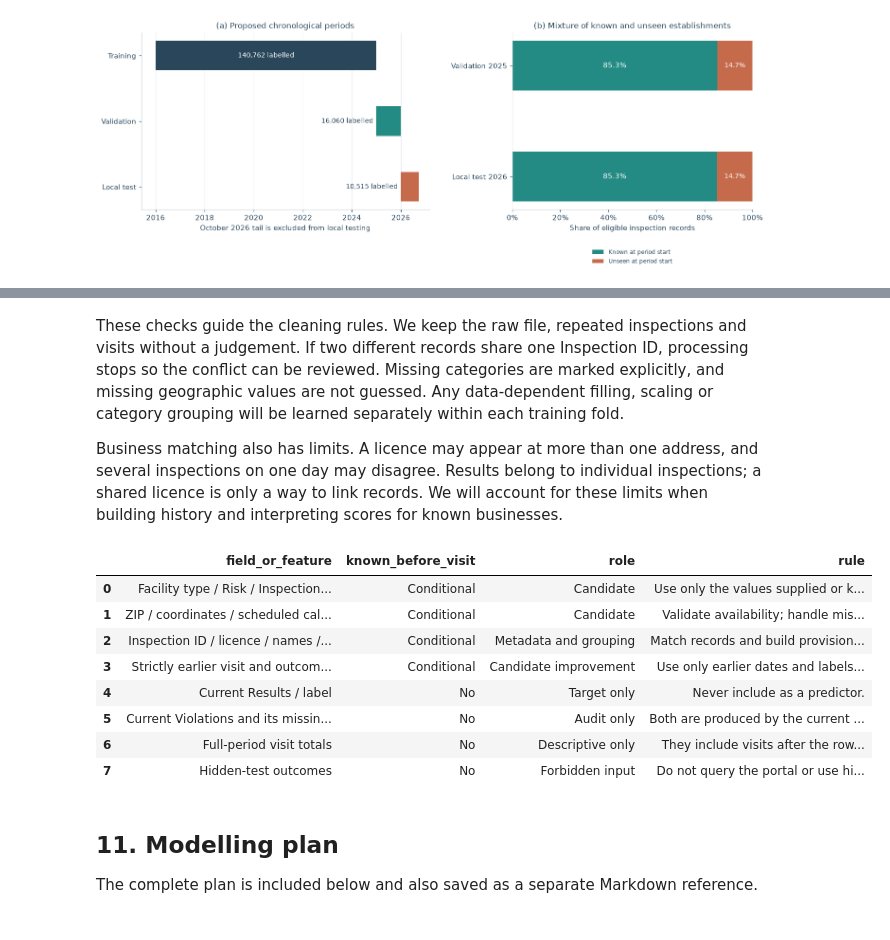
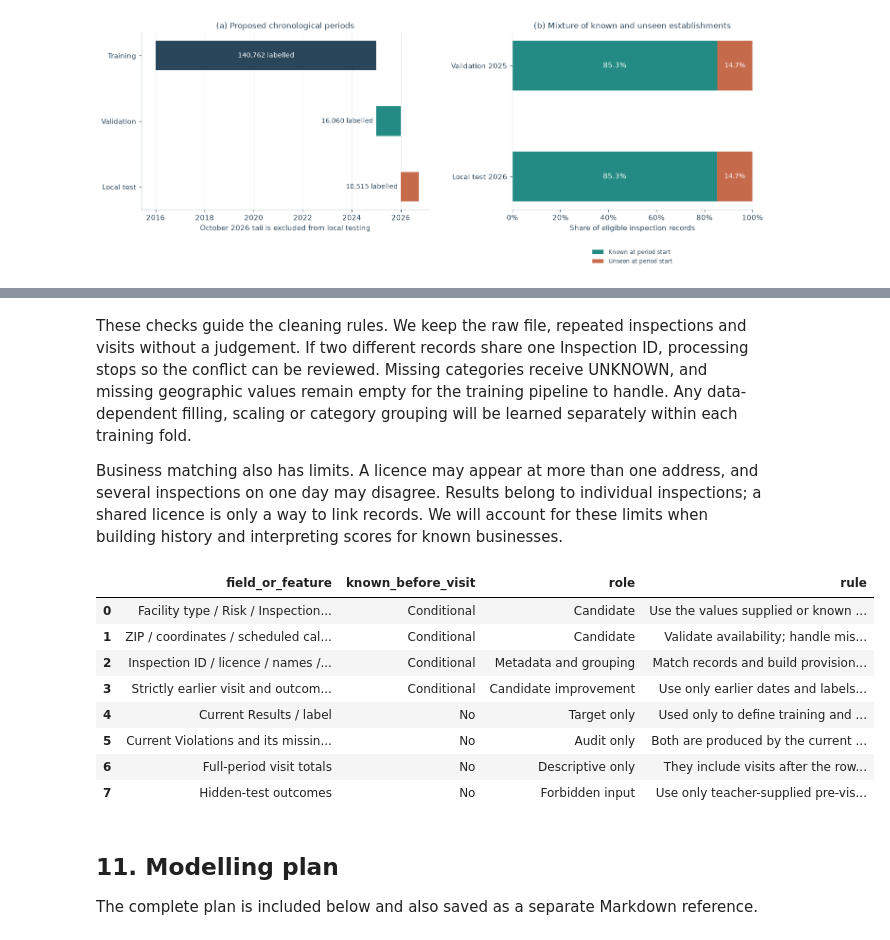
Before and after one commit to Zl-Hhhhhh/DSAA1001-project, a Jupyter notebook: notebooks/01_assessment1_eda.ipynb, the cells around one changed output, grey strips where cells are left out. Drawn from its saved outputs; the diff is of its cells as text; code cells hidden in the pictures.

```diff
--- a/notebooks/01_assessment1_eda.ipynb
+++ b/notebooks/01_assessment1_eda.ipynb
@@ -753,40 +755,40 @@ with pd.option_context("display.max_colwidth", None):
 | 11 | History is left-censored and proc... | Permitted history begins in 2016;... | Earlier visits may exist outside ... | Interpret no prior judgement as u... |
 # %% [markdown]
-These checks guide the cleaning rules. We keep the raw file, repeated inspections and visits without a judgement. If two different records share one Inspection ID, processing stops so the conflict can be reviewed. Missing categories are marked explicitly, and missing geographic values are not guessed. Any data-dependent filling, scaling or category grouping will be learned separately within each training fold.
+These checks guide the cleaning rules. We keep the raw file, repeated inspections and visits without a judgement. If two different records share one Inspection ID, processing stops so the conflict can be reviewed. Missing categories receive UNKNOWN, and missing geographic values remain empty for the training pipeline to handle. Any data-dependent filling, scaling or category grouping will be learned separately within each training fold.
 
 Business matching also has limits. A licence may appear at more than one address, and several inspections on one day may disagree. Results belong to individual inspections; a shared licence is only a way to link records. We will account for these limits when building history and interpreting scores for known businesses.
 # %%
 availability = pd.DataFrame([
     ("Facility type / Risk / Inspection type", "Conditional", "Candidate",
-     "Use only the values supplied or known before the visit; no current-result-derived substitutions."),
+     "Use the values supplied or known before the visit."),
     ("ZIP / coordinates / scheduled calendar fields", "Conditional", "Candidate",
      "Validate availability; handle missing/unseen values using training-only processing."),
     ("Inspection ID / licence / names / address", "Conditional", "Metadata and grouping",
      "Match records and build provisional identities; omit raw IDs and names from the initial classifier."),
     ("Strictly earlier visit and outcome history", "Conditional", "Candidate improvement",
      "Use only earlier dates and labels already available at the batch cutoff."),
     ("Current Results / label", "No", "Target only",
-     "Never include as a predictor."),
+     "Used only to define training and evaluation labels."),
     ("Current Violations and its missingness flag", "No", "Audit only",
      "Both are produced by the current inspection."),
     ("Full-period visit totals", "No", "Descriptive only",
      "They include visits after the row being predicted."),
     ("Hidden-test outcomes", "No", "Forbidden input",
-     "Do not query the portal or use hidden outcomes for any feature or tuning."),
+     "Use only teacher-supplied pre-visit inputs for hidden-test prediction."),
 ], columns=["field_or_feature", "known_before_visit", "role", "rule"])
 save_table(availability, "prediction_time_availability.csv", index=False)
 with pd.option_context("display.max_colwidth", None):
     display(availability)
 # %% [output]
 |  | field_or_feature | known_before_visit | role | rule |
-| 0 | Facility type / Risk / Inspection... | Conditional | Candidate | Use only the values supplied or k... |
+| 0 | Facility type / Risk / Inspection... | Conditional | Candidate | Use the values supplied or known ... |
 | 1 | ZIP / coordinates / scheduled cal... | Conditional | Candidate | Validate availability; handle mis... |
 | 2 | Inspection ID / licence / names /... | Conditional | Metadata and grouping | Match records and build provision... |
 | 3 | Strictly earlier visit and outcom... | Conditional | Candidate improvement | Use only earlier dates and labels... |
-| 4 | Current Results / label | No | Target only | Never include as a predictor. |
+| 4 | Current Results / label | No | Target only | Used only to define training and ... |
 | 5 | Current Violations and its missin... | No | Audit only | Both are produced by the current ... |
 | 6 | Full-period visit totals | No | Descriptive only | They include visits after the row... |
-| 7 | Hidden-test outcomes | No | Forbidden input | Do not query the portal or use hi... |
+| 7 | Hidden-test outcomes | No | Forbidden input | Use only teacher-supplied pre-vis... |
 # %% [markdown]
 ## 11. Modelling plan
 
```
Also changed, not shown: parts of 18 cells of this notebook, 15 other files.
